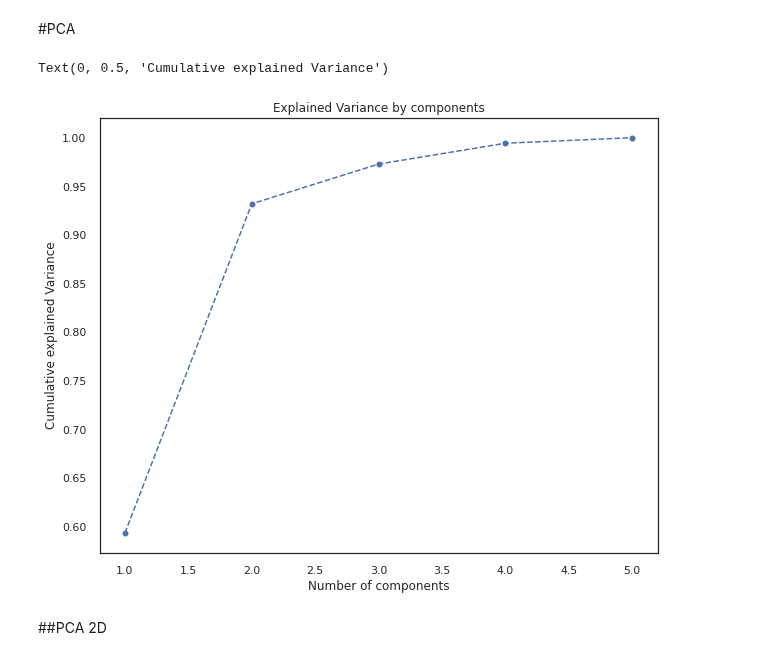
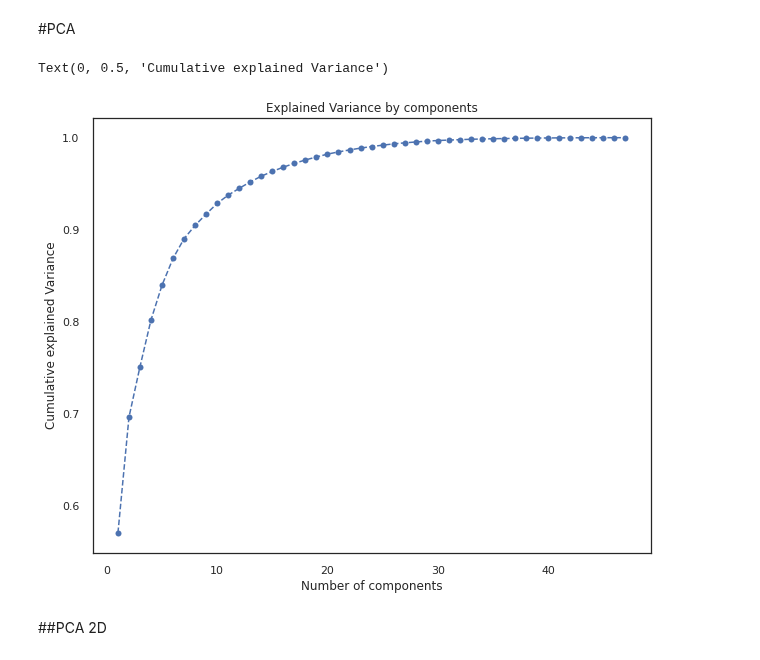
Before and after one commit to AliceKitchkin/Unsupervised-Machine-Learning, a Jupyter notebook: FifaPlayer.ipynb, the cells around one changed output. Drawn from its saved outputs; the diff is of its cells as text; code cells hidden in the pictures.

```diff
--- a/FifaPlayer.ipynb
+++ b/FifaPlayer.ipynb
@@ -133,2 +135,26 @@ Length: 110, dtype: int64
+# %%
+data = data_players[['short_name', 'overall', 'potential', 'value_eur', 'wage_eur', 'age',
+       'height_cm', 'weight_kg', 'club_team_id', 'league_level',
+       'club_jersey_number', 'club_contract_valid_until', 'nationality_id',
+       'nation_team_id', 'nation_jersey_number', 'weak_foot', 'skill_moves',
+       'international_reputation', 'release_clause_eur', 'pace', 'shooting',
+       'passing', 'dribbling', 'defending', 'physic', 'attacking_crossing',
+       'attacking_finishing', 'attacking_heading_accuracy',
+       'attacking_short_passing', 'attacking_volleys', 'skill_dribbling',
+       'skill_curve', 'skill_fk_accuracy', 'skill_long_passing',
+       'skill_ball_control', 'movement_acceleration', 'movement_sprint_speed',
+       'movement_agility', 'movement_reactions', 'movement_balance',
+       'power_shot_power', 'power_jumping', 'power_stamina', 'power_strength',
+       'power_long_shots', 'mentality_aggression', 'mentality_interceptions',
+       'mentality_positioning', 'mentality_vision', 'mentality_penalties',
+       'mentality_composure', 'defending_marking_awareness',
+       'defending_standing_tackle', 'defending_sliding_tackle',
+       'goalkeeping_diving', 'goalkeeping_handling', 'goalkeeping_kicking',
+       'goalkeeping_positioning', 'goalkeeping_reflexes', 'goalkeeping_speed']]
+# %%
+data = data[data.overall>86]
+# %%
+names = data.short_name.tolist()
+data = data.drop(['short_name'], axis=1)
 # %% [markdown]
 #Feature Scaling
@@ -138,3 +160,0 @@ features = ["overall", "potential", "wage_eur", "value_eur", "age"]
-# %%
-#copy specific columns from the original dataset
-data = data_players[features].copy()
@@ -183,13 +193,13 @@ pca = PCA() #all components included
 data_pca = pd.DataFrame(pca.fit_transform(data_scaled)) #runs the model on the data
 # %%
 plt.figure(figsize=(10,8))
-plt.plot(range(1,6), pca.explained_variance_ratio_.cumsum(), marker='o', linestyle='--')
+plt.plot(range(1,48), pca.explained_variance_ratio_.cumsum(), marker='o', linestyle='--')
 plt.title('Explained Variance by components')
 plt.xlabel('Number of components')
 plt.ylabel('Cumulative explained Variance')
 # %% [output]
 Text(0, 0.5, 'Cumulative explained Variance')
-[figure, old version]
+[figure, new version]
 # %% [markdown]
 ##PCA 2D
 # %% [markdown]
```
Also changed, not shown: parts of 59 cells of this notebook.
